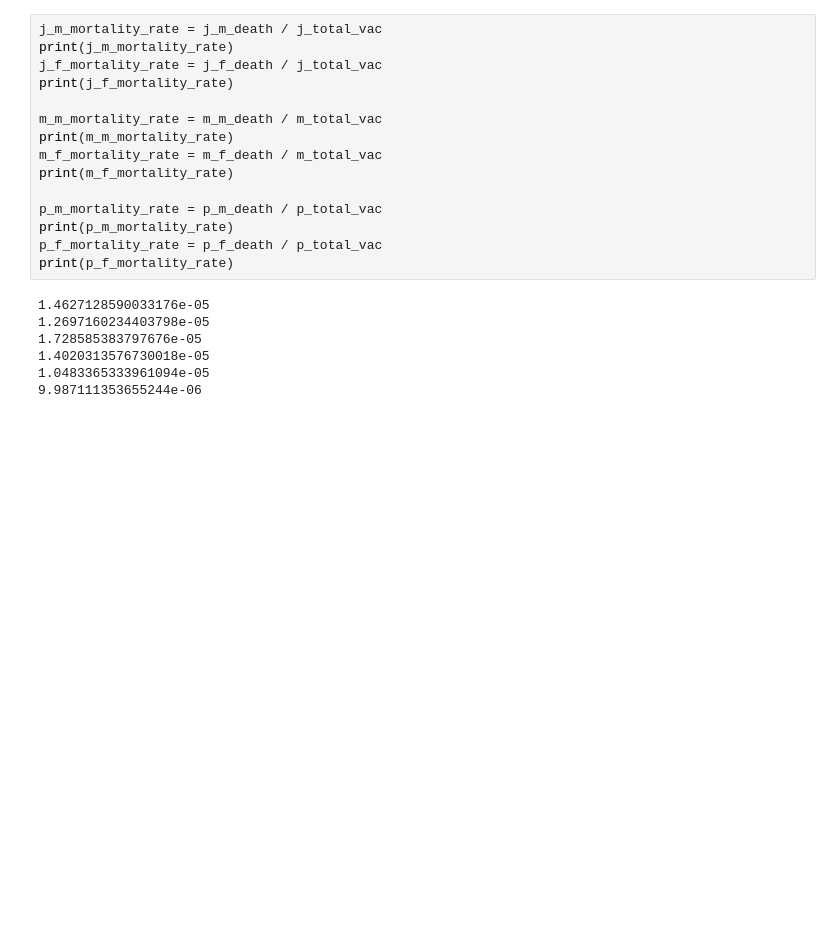
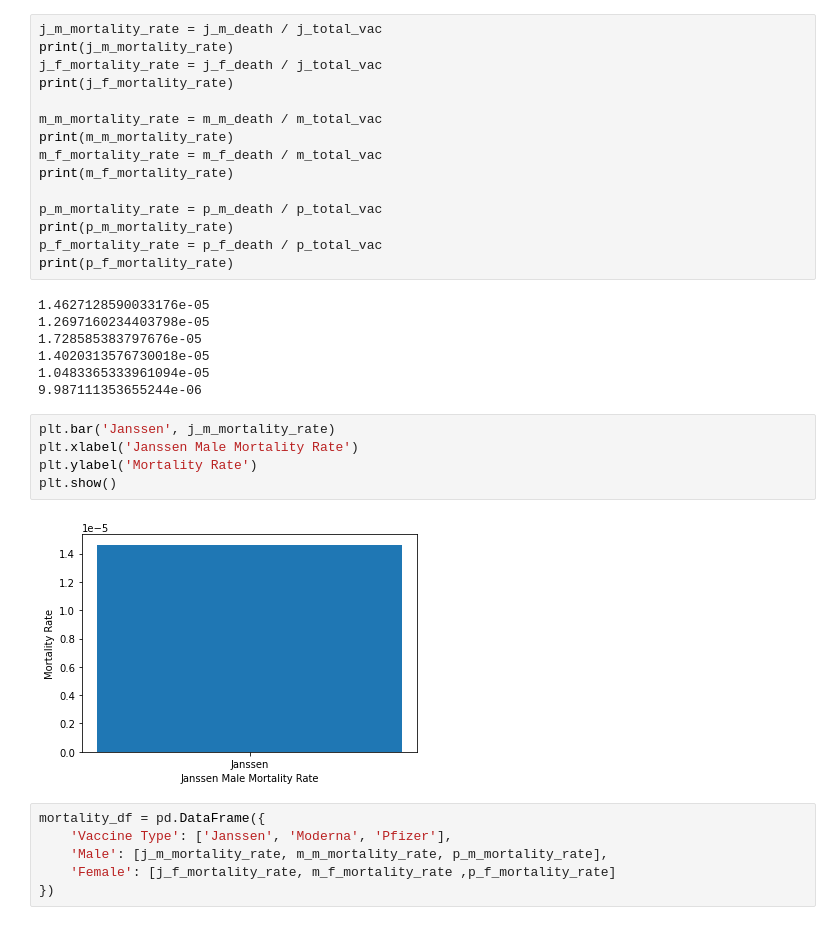
Before and after one commit to DataTortuga/COVID19-Vaccine-Analysis, a Jupyter notebook: Data_Cleaning/COVID19_VACCINE_ADMIN.ipynb, the cells around one changed output. Saved outputs shown, nothing was run; the diff lists cells and outputs as text; blank space fills up the shorter version.

```diff
--- a/Data_Cleaning/COVID19_VACCINE_ADMIN.ipynb
+++ b/Data_Cleaning/COVID19_VACCINE_ADMIN.ipynb
@@ -229,3 +229,16 @@ print(p_f_mortality_rate)
 1.4020313576730018e-05
 1.0483365333961094e-05
 9.987111353655244e-06
+# %%
+plt.bar('Janssen', j_m_mortality_rate)
+plt.xlabel('Janssen Male Mortality Rate')
+plt.ylabel('Mortality Rate')
+plt.show()
+# %% [output]
+[figure, added]
+# %%
+mortality_df = pd.DataFrame({
+    'Vaccine Type': ['Janssen', 'Moderna', 'Pfizer'],
+    'Male': [j_m_mortality_rate, m_m_mortality_rate, p_m_mortality_rate],
+    'Female': [j_f_mortality_rate, m_f_mortality_rate ,p_f_mortality_rate]
+})
```
Also changed, not shown: parts of 3 cells of this notebook.
